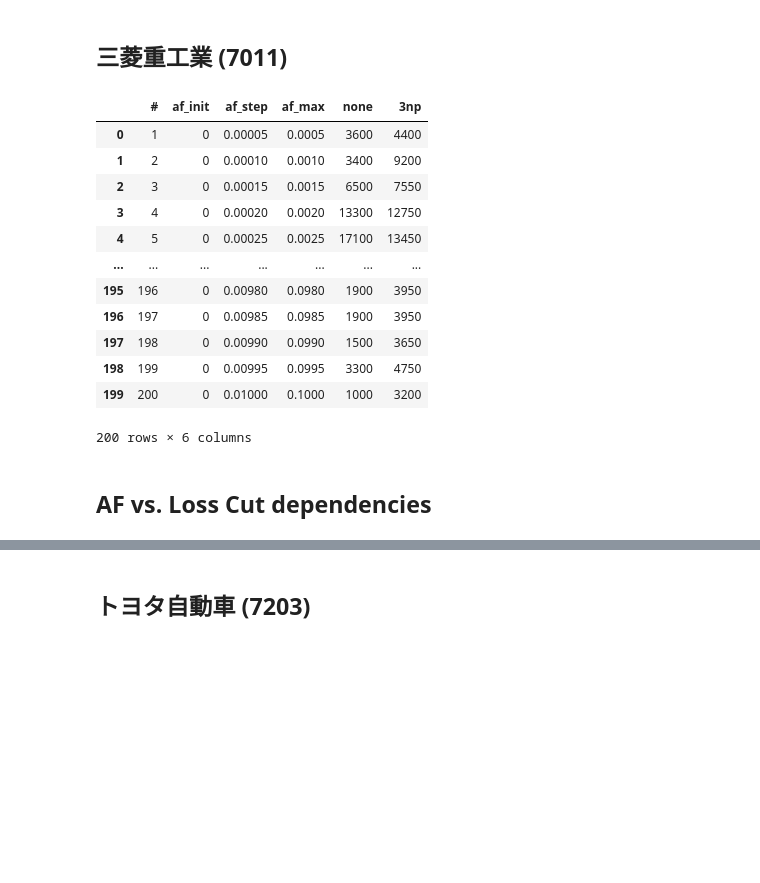
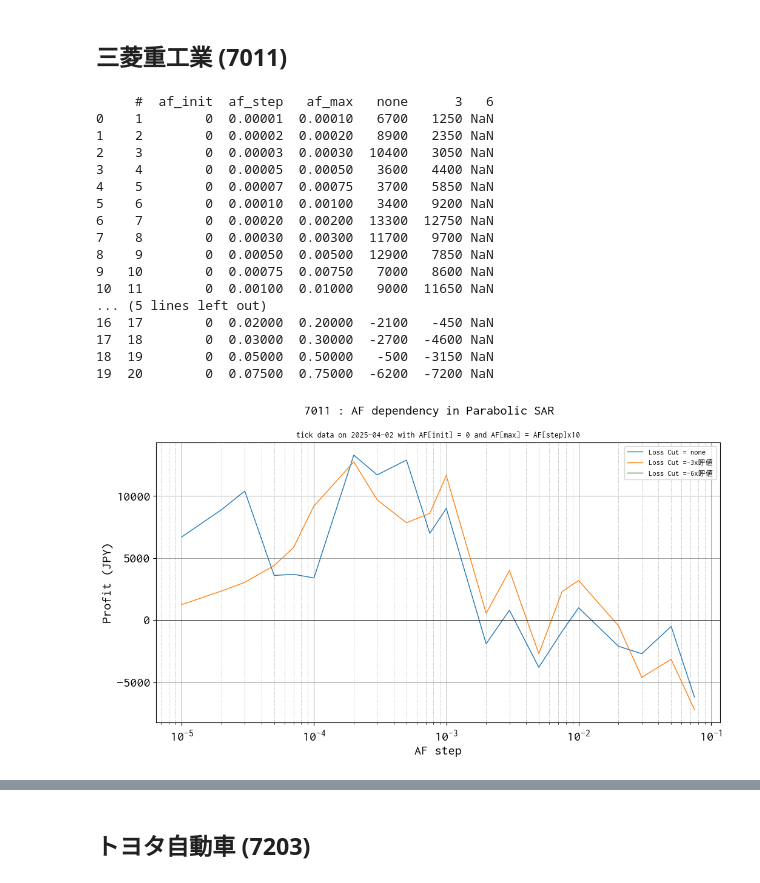
Before and after one commit to bitwalk123/day_trade_simulator, a Jupyter notebook: jupyter/study_201_AF_LossCut.ipynb, the cells around one changed output, grey strips where cells are left out. Cells and saved outputs as stored; diff of their text form; code cells hidden in the pictures; blank space fills up the shorter version.

```diff
--- a/jupyter/study_201_AF_LossCut.ipynb
+++ b/jupyter/study_201_AF_LossCut.ipynb
@@ -14,6 +14,46 @@ from matplotlib import (
     font_manager as fm,
     pyplot as plt,
 )
+# %%
+def plot(df, date_target, code):
+    FONT_PATH = "../fonts/RictyDiminished-Regular.ttf"
+    fm.fontManager.addfont(FONT_PATH)
+
+    # FontPropertiesオブジェクト生成（名前の取得のため）
+    font_prop = fm.FontProperties(fname=FONT_PATH)
+    font_prop.get_name()
+
+    plt.rcParams['font.family'] = font_prop.get_name()
+    plt.rcParams['font.size'] = 16
+
+    fig = plt.figure(figsize=(12, 6))
+    ax = fig.add_subplot(111)
+
+    x = df['af_step']
+    n = len(df.columns)
+    list_losscut = df.columns[n-3:n]
+    for losscut in list_losscut:
+        y = df[losscut]
+        if type(losscut) is str:
+            label_str = 'Loss Cut = none'
+        else:
+            label_str = 'Loss Cut =-%dx呼値' % losscut
+        ax.plot(x, y, lw=1, label=label_str)
+
+    ax.axhline(0, color='black', lw=0.5)
+    ax.set_xscale('log')
+    ax.grid(which='major', color='gray',linestyle='-', linewidth=0.5)
+    ax.grid(which='minor', color='gray',linestyle='dotted', linewidth=0.5)
+
+    ax.set_xlabel('AF step')
+    ax.set_ylabel('Profit (JPY)')
+
+    ax.legend(fontsize=9)
+    ax.set_title('tick data on %s with AF[init] = 0 and AF[max] = AF[step]x10' % date_target, fontsize=10)
+
+    plt.suptitle('%s : AF dependency in Parabolic SAR' % code, fontsize=16)
+    plt.savefig('./study_201_AF_LossCut/%s_%s.png' % (date_target, code))
+    plt.show()
 # %%
 date_target = '2025-04-02'
 path_base = '../doe/results_Simple_SAR_LossCut'
@@ -21,23 +61,27 @@ path_base = '../doe/results_Simple_SAR_LossCut'
 ## 三菱重工業 (7011)
 # %%
 code = '7011'
-ods_name = os.path.join(path_base, 'summary_losscut_%s_%s.ods' % (date_target, code))
+ods_name = os.path.join(path_base, 'summary_%s_%s.ods' % (date_target, code))
 ods_name
 df = pd.read_excel(ods_name)
-df
+print(df)
+plot(df, date_target, code)
 # %% [output]
-|  | # | af_init | af_step | af_max | none | 3np |
-| 0 | 1 | 0 | 0.00005 | 0.0005 | 3600 | 4400 |
-| 1 | 2 | 0 | 0.00010 | 0.0010 | 3400 | 9200 |
-| 2 | 3 | 0 | 0.00015 | 0.0015 | 6500 | 7550 |
-| 3 | 4 | 0 | 0.00020 | 0.0020 | 13300 | 12750 |
-| 4 | 5 | 0 | 0.00025 | 0.0025 | 17100 | 13450 |
-| ... | ... | ... | ... | ... | ... | ... |
-| 195 | 196 | 0 | 0.00980 | 0.0980 | 1900 | 3950 |
-| 196 | 197 | 0 | 0.00985 | 0.0985 | 1900 | 3950 |
-| 197 | 198 | 0 | 0.00990 | 0.0990 | 1500 | 3650 |
-| 198 | 199 | 0 | 0.00995 | 0.0995 | 3300 | 4750 |
-| 199 | 200 | 0 | 0.01000 | 0.1000 | 1000 | 3200 |
-200 rows × 6 columns
+     #  af_init  af_step   af_max   none      3   6
+0    1        0  0.00001  0.00010   6700   1250 NaN
+1    2        0  0.00002  0.00020   8900   2350 NaN
+2    3        0  0.00003  0.00030  10400   3050 NaN
+3    4        0  0.00005  0.00050   3600   4400 NaN
+4    5        0  0.00007  0.00075   3700   5850 NaN
+5    6        0  0.00010  0.00100   3400   9200 NaN
+6    7        0  0.00020  0.00200  13300  12750 NaN
+7    8        0  0.00030  0.00300  11700   9700 NaN
+8    9        0  0.00050  0.00500  12900   7850 NaN
+9   10        0  0.00075  0.00750   7000   8600 NaN
+10  11        0  0.00100  0.01000   9000  11650 NaN
+... (5 lines left out)
+16  17        0  0.02000  0.20000  -2100   -450 NaN
+17  18        0  0.03000  0.30000  -2700  -4600 NaN
+18  19        0  0.05000  0.50000   -500  -3150 NaN
+19  20        0  0.07500  0.75000  -6200  -7200 NaN
+[figure, added]
-# %% [markdown]
-## AF vs. Loss Cut dependencies
```
Also changed, not shown: parts of 7 cells of this notebook, 5 other files.
